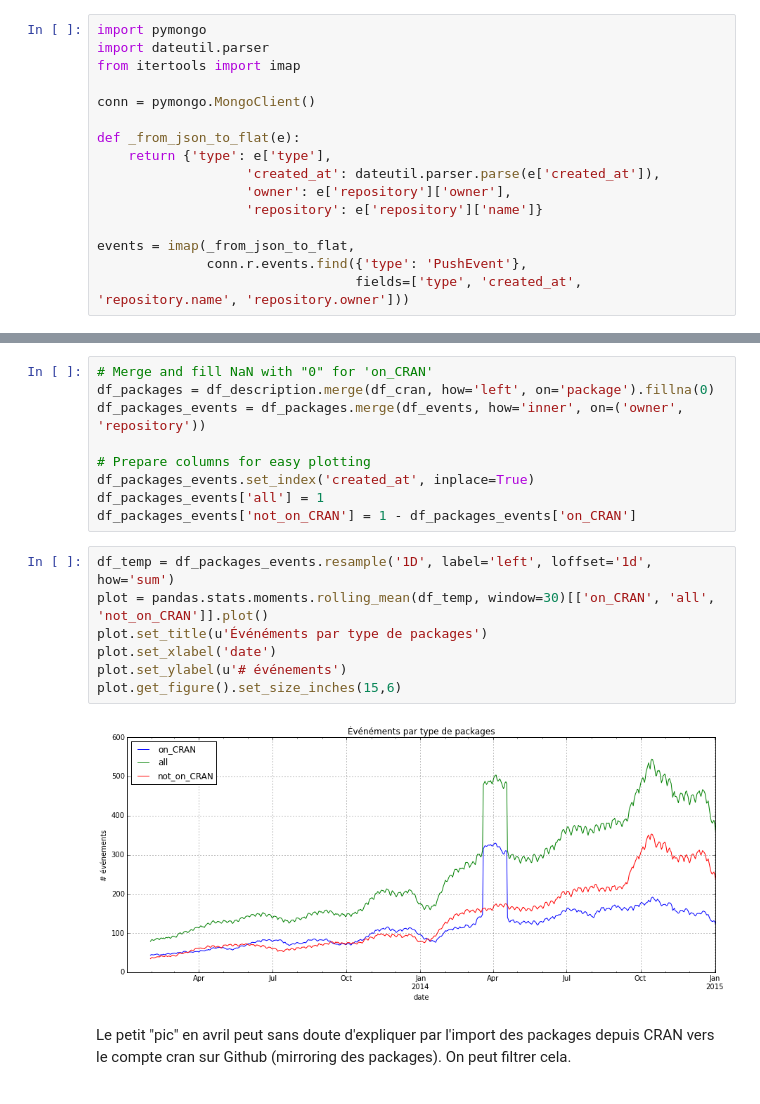
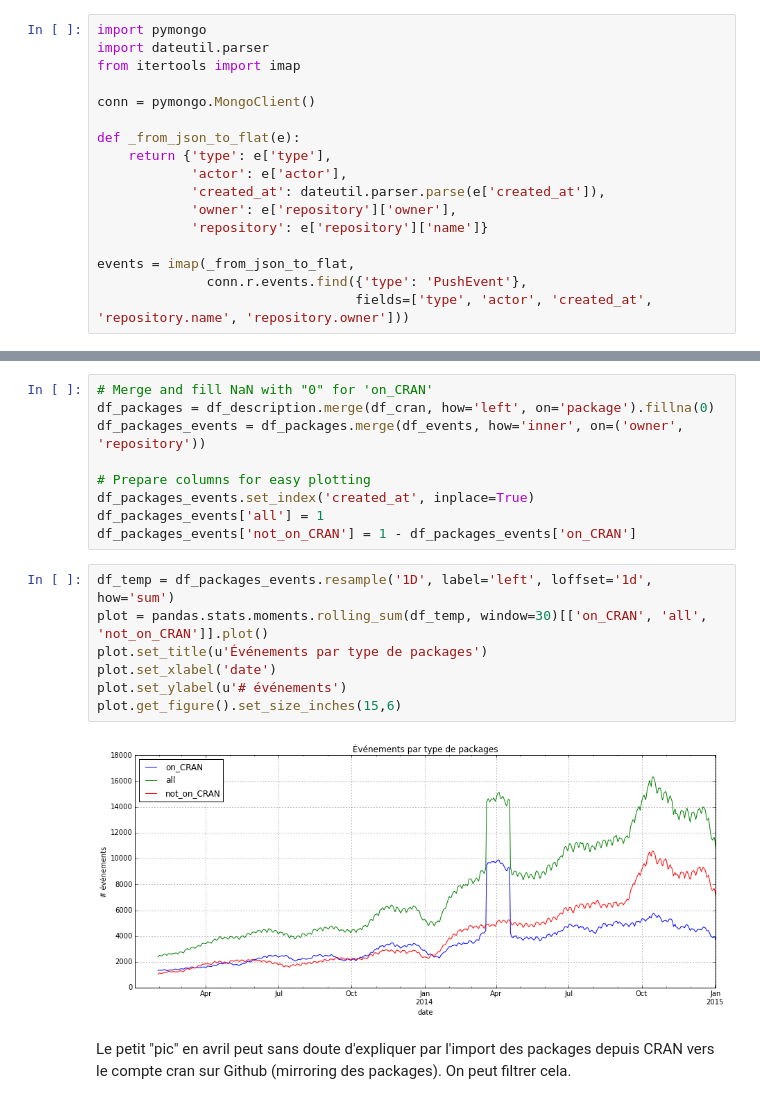
Before and after one commit to maelick/GitHub-API-Helpers, a Jupyter notebook: ActivityPlot.ipynb, the cells around one changed output, grey strips where cells are left out. Cells and saved outputs as stored; diff of their text form.

```diff
--- a/ActivityPlot.ipynb
+++ b/ActivityPlot.ipynb
@@ -68,13 +68,14 @@ conn = pymongo.MongoClient()
 
 def _from_json_to_flat(e):
     return {'type': e['type'],
-                   'created_at': dateutil.parser.parse(e['created_at']),
-                   'owner': e['repository']['owner'],
-                   'repository': e['repository']['name']}
+            'actor': e['actor'],
+            'created_at': dateutil.parser.parse(e['created_at']),
+            'owner': e['repository']['owner'],
+            'repository': e['repository']['name']}
 
 events = imap(_from_json_to_flat,
               conn.r.events.find({'type': 'PushEvent'},
-                                 fields=['type', 'created_at', 'repository.name', 'repository.owner']))
+                                 fields=['type', 'actor', 'created_at', 'repository.name', 'repository.owner']))
 # %%
 # This should take some time (expect 683425 items)
 df_events = pandas.DataFrame(list(events))
@@ -152,13 +153,13 @@ df_packages_events['all'] = 1
 df_packages_events['not_on_CRAN'] = 1 - df_packages_events['on_CRAN']
 # %%
 df_temp = df_packages_events.resample('1D', label='left', loffset='1d', how='sum')
-plot = pandas.stats.moments.rolling_mean(df_temp, window=30)[['on_CRAN', 'all', 'not_on_CRAN']].plot()
-plot.set_title(u'Événéments par type de packages')
+plot = pandas.stats.moments.rolling_sum(df_temp, window=30)[['on_CRAN', 'all', 'not_on_CRAN']].plot()
+plot.set_title(u'Événements par type de packages')
 plot.set_xlabel('date')
 plot.set_ylabel(u'# événements')
 plot.get_figure().set_size_inches(15,6)
 # %% [output]
-[figure, old version]
+[figure, new version]
 # %% [markdown]
 Le petit "pic" en avril peut sans doute d'expliquer par l'import des packages depuis CRAN vers le compte cran sur Github (mirroring des packages). On peut filtrer cela.
 # %%
```
Also changed, not shown: parts of 8 cells of this notebook, 1 other file.
